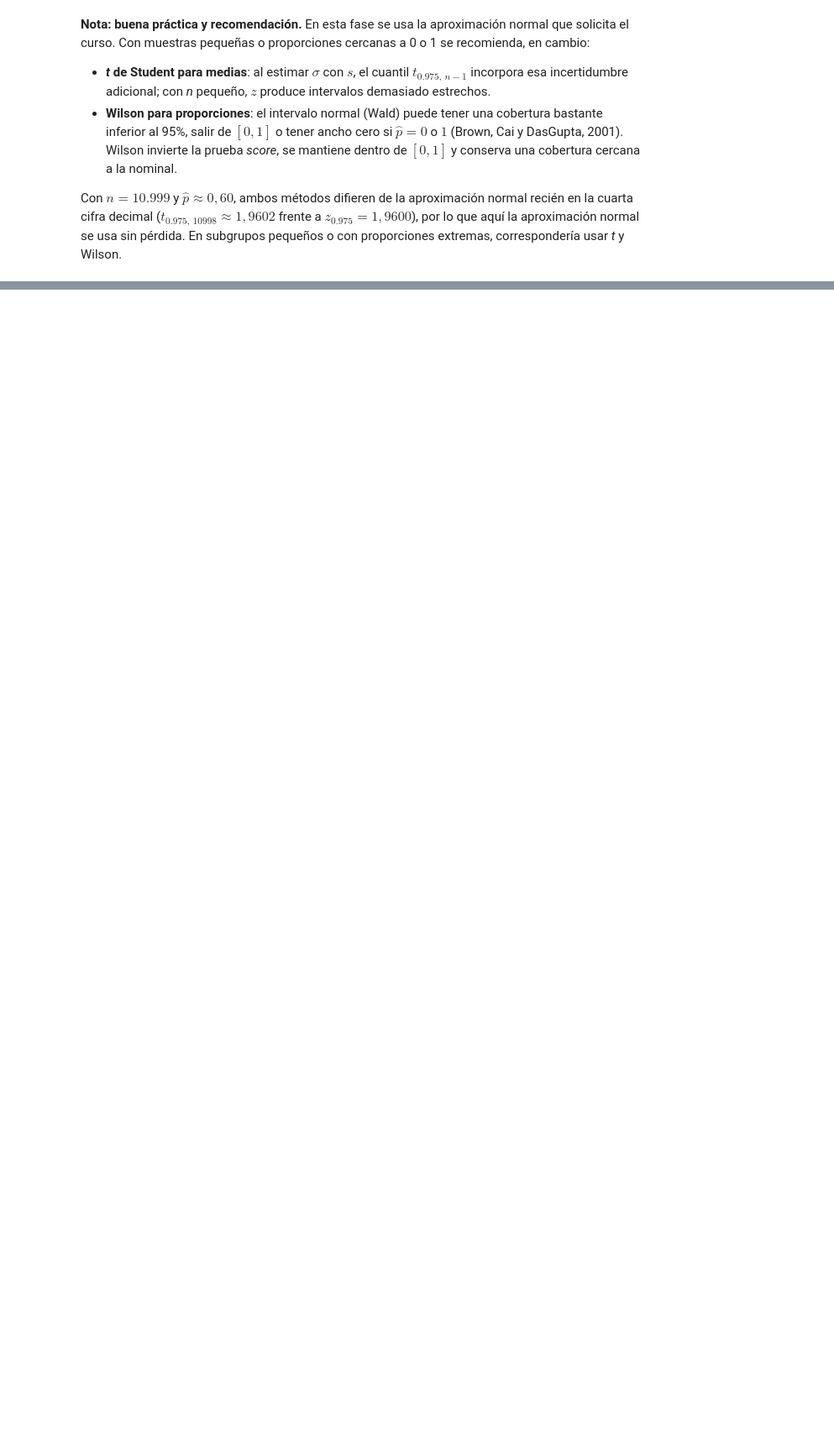
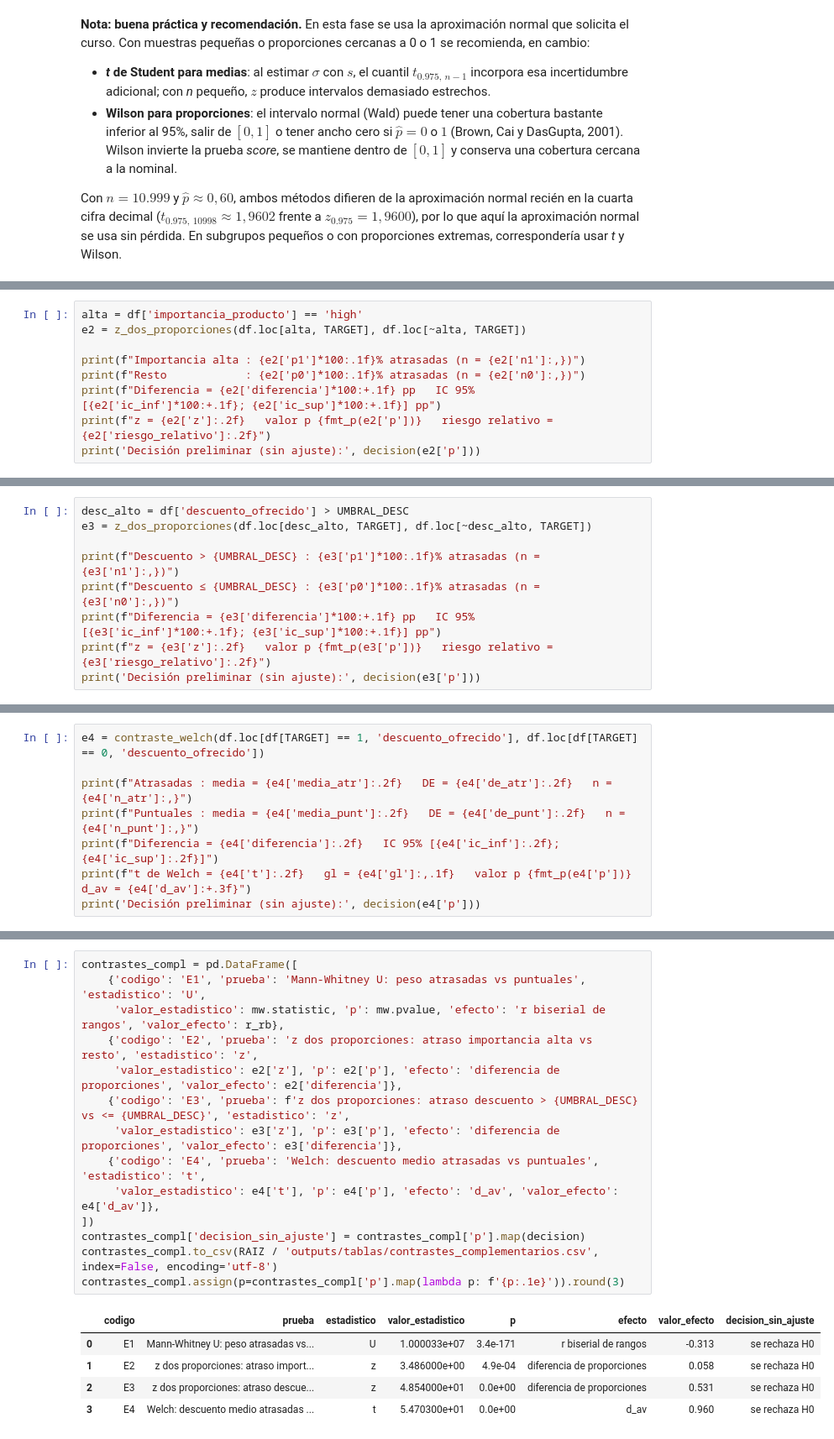
Before and after one commit to joserodriguezc/grupo_1_estadistica_computacional, a Jupyter notebook: notebooks/formativa_1.ipynb, the cells around one changed output, grey strips where cells are left out. Shown at 84% size. Cells and saved outputs as stored; diff of their text form; blank space fills up the shorter version.

```diff
--- a/notebooks/formativa_1.ipynb
+++ b/notebooks/formativa_1.ipynb
@@ -848,0 +1097,9 @@ aproximación normal se usa sin pérdida. En subgrupos pequeños o con proporcio
+# %%
+alta = df['importancia_producto'] == 'high'
+e2 = z_dos_proporciones(df.loc[alta, TARGET], df.loc[~alta, TARGET])
+
+print(f"Importancia alta : {e2['p1']*100:.1f}% atrasadas (n = {e2['n1']:,})")
+print(f"Resto            : {e2['p0']*100:.1f}% atrasadas (n = {e2['n0']:,})")
+print(f"Diferencia = {e2['diferencia']*100:+.1f} pp   IC 95% [{e2['ic_inf']*100:+.1f}; {e2['ic_sup']*100:+.1f}] pp")
+print(f"z = {e2['z']:.2f}   valor p {fmt_p(e2['p'])}   riesgo relativo = {e2['riesgo_relativo']:.2f}")
+print('Decisión preliminar (sin ajuste):', decision(e2['p']))
@@ -848,0 +1118,9 @@ aproximación normal se usa sin pérdida. En subgrupos pequeños o con proporcio
+# %%
+desc_alto = df['descuento_ofrecido'] > UMBRAL_DESC
+e3 = z_dos_proporciones(df.loc[desc_alto, TARGET], df.loc[~desc_alto, TARGET])
+
+print(f"Descuento > {UMBRAL_DESC} : {e3['p1']*100:.1f}% atrasadas (n = {e3['n1']:,})")
+print(f"Descuento ≤ {UMBRAL_DESC} : {e3['p0']*100:.1f}% atrasadas (n = {e3['n0']:,})")
+print(f"Diferencia = {e3['diferencia']*100:+.1f} pp   IC 95% [{e3['ic_inf']*100:+.1f}; {e3['ic_sup']*100:+.1f}] pp")
+print(f"z = {e3['z']:.2f}   valor p {fmt_p(e3['p'])}   riesgo relativo = {e3['riesgo_relativo']:.2f}")
+print('Decisión preliminar (sin ajuste):', decision(e3['p']))
@@ -848,0 +1138,8 @@ aproximación normal se usa sin pérdida. En subgrupos pequeños o con proporcio
+# %%
+e4 = contraste_welch(df.loc[df[TARGET] == 1, 'descuento_ofrecido'], df.loc[df[TARGET] == 0, 'descuento_ofrecido'])
+
+print(f"Atrasadas : media = {e4['media_atr']:.2f}   DE = {e4['de_atr']:.2f}   n = {e4['n_atr']:,}")
+print(f"Puntuales : media = {e4['media_punt']:.2f}   DE = {e4['de_punt']:.2f}   n = {e4['n_punt']:,}")
+print(f"Diferencia = {e4['diferencia']:.2f}   IC 95% [{e4['ic_inf']:.2f}; {e4['ic_sup']:.2f}]")
+print(f"t de Welch = {e4['t']:.2f}   gl = {e4['gl']:,.1f}   valor p {fmt_p(e4['p'])}   d_av = {e4['d_av']:+.3f}")
+print('Decisión preliminar (sin ajuste):', decision(e4['p']))
@@ -848,0 +1156,20 @@ aproximación normal se usa sin pérdida. En subgrupos pequeños o con proporcio
+# %%
+contrastes_compl = pd.DataFrame([
+    {'codigo': 'E1', 'prueba': 'Mann-Whitney U: peso atrasadas vs puntuales', 'estadistico': 'U',
+     'valor_estadistico': mw.statistic, 'p': mw.pvalue, 'efecto': 'r biserial de rangos', 'valor_efecto': r_rb},
+    {'codigo': 'E2', 'prueba': 'z dos proporciones: atraso importancia alta vs resto', 'estadistico': 'z',
+     'valor_estadistico': e2['z'], 'p': e2['p'], 'efecto': 'diferencia de proporciones', 'valor_efecto': e2['diferencia']},
+    {'codigo': 'E3', 'prueba': f'z dos proporciones: atraso descuento > {UMBRAL_DESC} vs <= {UMBRAL_DESC}', 'estadistico': 'z',
+     'valor_estadistico': e3['z'], 'p': e3['p'], 'efecto': 'diferencia de proporciones', 'valor_efecto': e3['diferencia']},
+    {'codigo': 'E4', 'prueba': 'Welch: descuento medio atrasadas vs puntuales', 'estadistico': 't',
+     'valor_estadistico': e4['t'], 'p': e4['p'], 'efecto': 'd_av', 'valor_efecto': e4['d_av']},
+])
+contrastes_compl['decision_sin_ajuste'] = contrastes_compl['p'].map(decision)
+contrastes_compl.to_csv(RAIZ / 'outputs/tablas/contrastes_complementarios.csv', index=False, encoding='utf-8')
+contrastes_compl.assign(p=contrastes_compl['p'].map(lambda p: f'{p:.1e}')).round(3)
+# %% [output]
+|  | codigo | prueba | estadistico | valor_estadistico | p | efecto | valor_efecto | decision_sin_ajuste |
+| 0 | E1 | Mann-Whitney U: peso atrasadas vs... | U | 1.000033e+07 | 3.4e-171 | r biserial de rangos | -0.313 | se rechaza H0 |
+| 1 | E2 | z dos proporciones: atraso import... | z | 3.486000e+00 | 4.9e-04 | diferencia de proporciones | 0.058 | se rechaza H0 |
+| 2 | E3 | z dos proporciones: atraso descue... | z | 4.854000e+01 | 0.0e+00 | diferencia de proporciones | 0.531 | se rechaza H0 |
+| 3 | E4 | Welch: descuento medio atrasadas ... | t | 5.470300e+01 | 0.0e+00 | d_av | 0.960 | se rechaza H0 |
```
Also changed, not shown: parts of 22 cells of this notebook, 4 other files.
